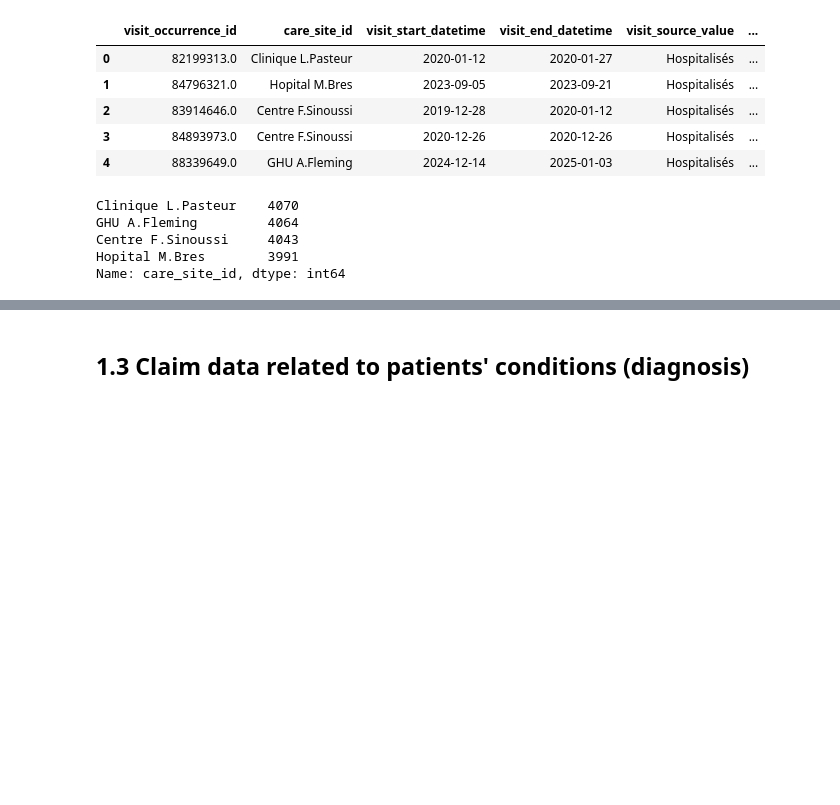
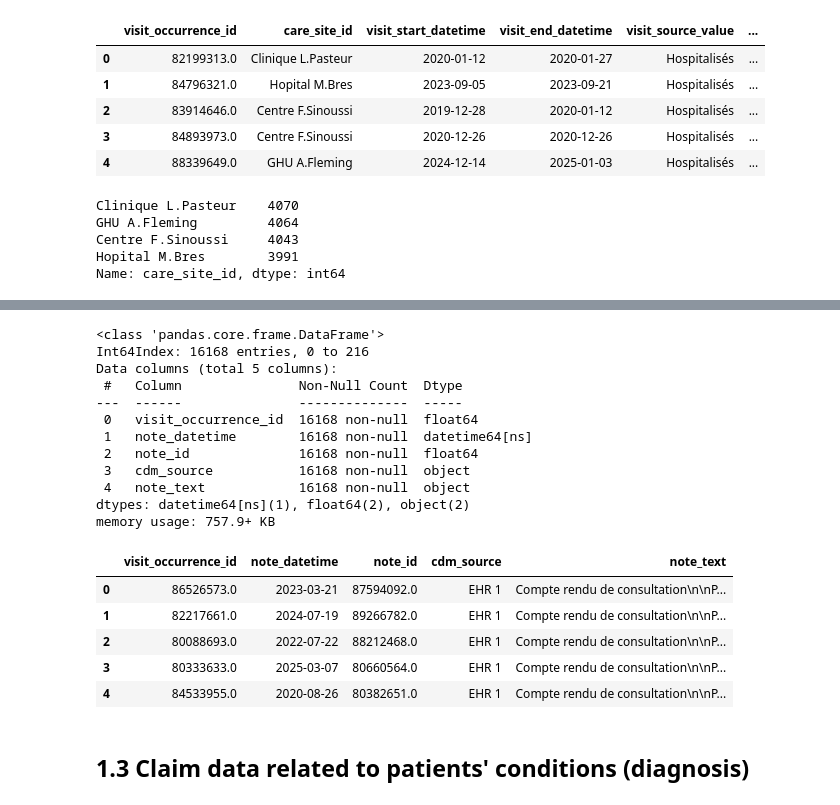
Before and after one commit to medazizbchir/EI, a Jupyter notebook: preprocessing.ipynb, the cells around one changed output, grey strips where cells are left out. Drawn from its saved outputs; the diff is of its cells as text; code cells hidden in the pictures; blank space fills up the shorter version.

```diff
--- a/preprocessing.ipynb
+++ b/preprocessing.ipynb
@@ -88,3 +173,26 @@ Name: care_site_id, dtype: int64
+# %%
+df_note = pd.read_pickle('data/df_note.pkl')
+df_note.info()
+df_note.head()
+# %% [output]
+<class 'pandas.core.frame.DataFrame'>
+Int64Index: 16168 entries, 0 to 216
+Data columns (total 5 columns):
+ #   Column               Non-Null Count  Dtype
+---  ------               --------------  -----
+ 0   visit_occurrence_id  16168 non-null  float64
+ 1   note_datetime        16168 non-null  datetime64[ns]
+ 2   note_id              16168 non-null  float64
+ 3   cdm_source           16168 non-null  object
+ 4   note_text            16168 non-null  object
+dtypes: datetime64[ns](1), float64(2), object(2)
+memory usage: 757.9+ KB
+|  | visit_occurrence_id | note_datetime | note_id | cdm_source | note_text |
+| 0 | 86526573.0 | 2023-03-21 | 87594092.0 | EHR 1 | Compte rendu de consultation\n\nP... |
+| 1 | 82217661.0 | 2024-07-19 | 89266782.0 | EHR 1 | Compte rendu de consultation\n\nP... |
+| 2 | 80088693.0 | 2022-07-22 | 88212468.0 | EHR 1 | Compte rendu de consultation\n\nP... |
+| 3 | 80333633.0 | 2025-03-07 | 80660564.0 | EHR 1 | Compte rendu de consultation\n\nP... |
+| 4 | 84533955.0 | 2020-08-26 | 80382651.0 | EHR 1 | Compte rendu de consultation\n\nP... |
 # %% [markdown]
 <a id="cond"></a>
 ## 1.3 Claim data related to patients' conditions (diagnosis)
```
Also changed, not shown: parts of 8 cells of this notebook.
